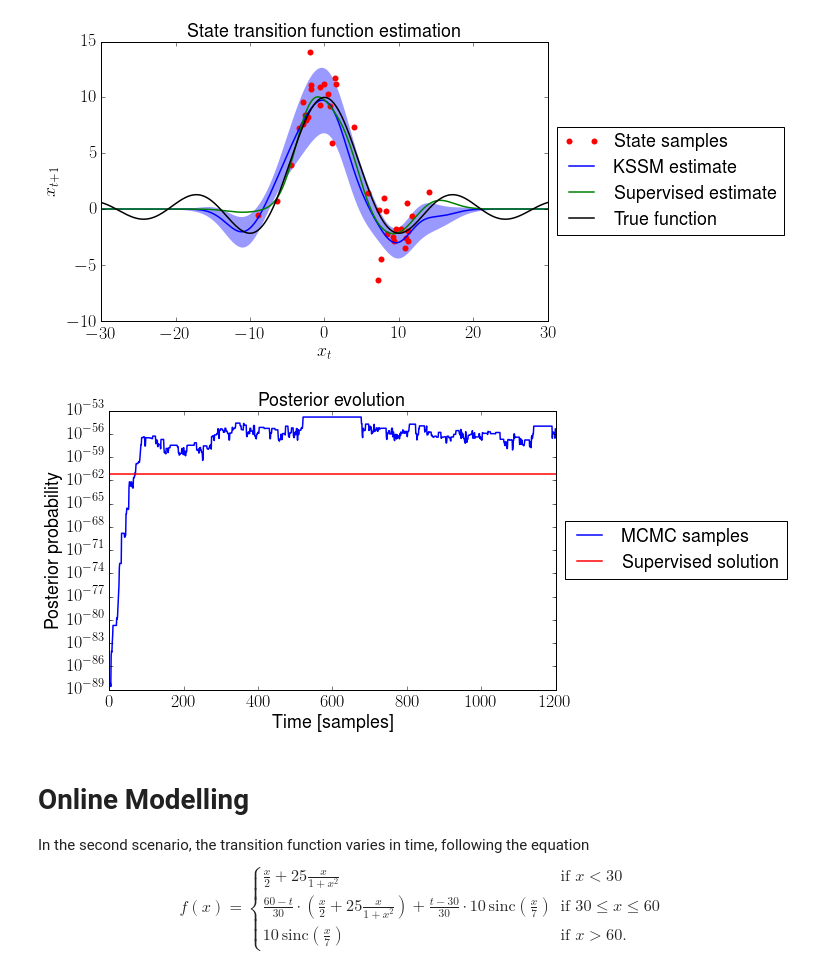
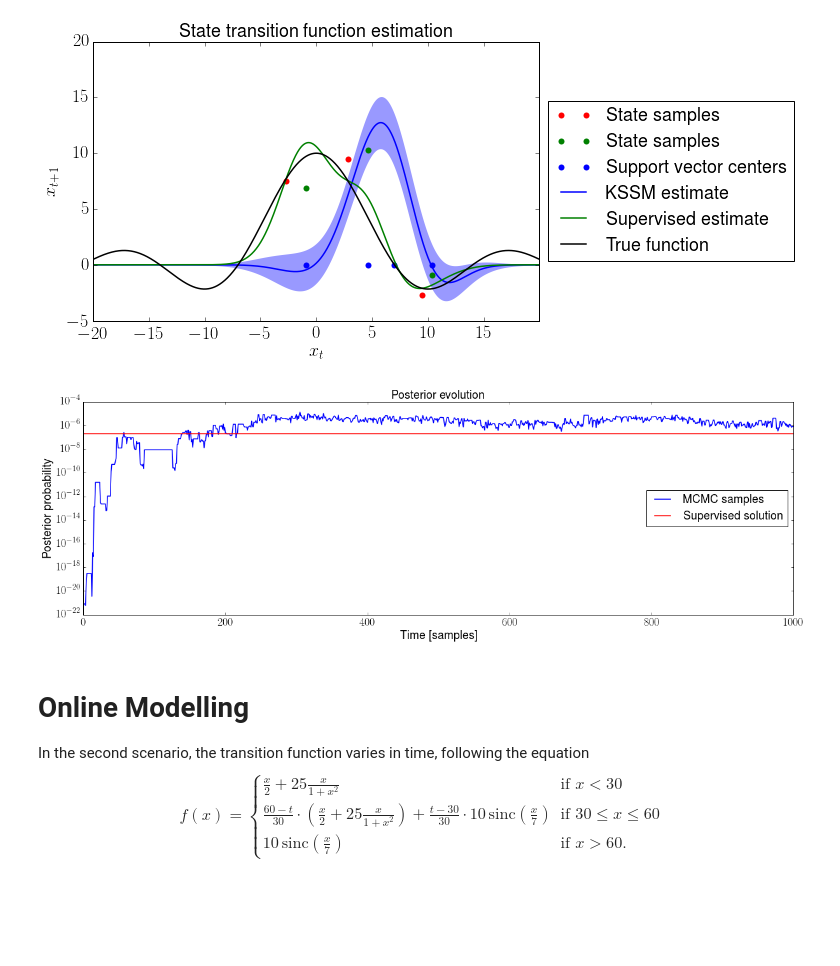
Before and after one commit to afalchetti/pykssm, a Jupyter notebook: demo/Kernel State-Space Modelling.ipynb, the cells around one changed output. Drawn from its saved outputs; the diff is of its cells as text; code cells hidden in the pictures; blank space fills up the shorter version.

```diff
--- a/demo/Kernel State-Space Modelling.ipynb
+++ b/demo/Kernel State-Space Modelling.ipynb
@@ -67,9 +70,9 @@ f  = lambda x: 10 * np.sinc(x / 7)
 h  = lambda x: x
 
 sigmax0 = np.sqrt(10)
-sigmax  = 2
-sigmay  = 2
-size    = 40
+sigmax  = 1#2
+sigmay  = 1#2
+size    = 4
 
 x0 = 0 + np.random.randn() * sigmax0
 
@@ -97,17 +100,17 @@ mtp.show()
                    hsensor      = lambda x: x,
                    invhsensor   = lambda y: y,
                    kernel       = pykssm.GaussianKernel(np.sqrt(10)),
-                   nsamples     = 1200,
+                   nsamples     = 1000,
                    sigmax       = sigmax,
                    sigmay       = sigmay,
-                   smcprior     = lambda: np.array([0 + np.random.randn() * sigmax0]),
-                   verbose      = True))
+                   smcprior     = lambda: np.array([0 + np.random.randn() * sigmax0]), #prior x0
+                   verbose      = False))
 
 # kernel (output) describes the used kernel reproducing hilbert space, with all parameters set (in this case sigma is
 # set to sqrt(10) but if the argument is ommited from the input kernel argument, it would be deduced from the data);
 #
-# svectors are the support vectors for the representation of the transition function, i.e. the components
-# that will be mixed together to form a function;
+# svectors are the support vectors for the representation of the transition function, i.e. the centres of the kernels
+# that will be mixed together to form the estimate;
 #
 # samples is a list of samples from the distribution p(f_t | y_{1:T}), where f_t is represented by a list {a_i}
 # of mixing parameters that weight each support vector.
@@ -142,3 +130,5 @@ Wall time: 6min 55s
+# %%
+supervisedf = pykssm.kls(x[:-1][np.newaxis].T, f(x[:-1][np.newaxis].T), svectors, kernel, 0.001)
 # %%
 # State transition function estimation
 limit = 5.0 * np.ceil(1/5.0 * 2.0 * max(abs(min(x)), abs(max(x))))
@@ -165,8 +155,9 @@ mtp.figure(figsize = (8, 5))
 
 # Observed transitions
 mtp.plot(x[:-1], x[1:], "or", clip_on=False, label="State samples", markeredgewidth=0.0)
-#mtp.plot(np.array(svectors).T[0], np.zeros(len(svectors)),
-#         "ob", clip_on=False, label="Support vector centers", markeredgewidth=0.0)
+mtp.plot(y[:-1], y[1:], "og", clip_on=False, label="State samples", markeredgewidth=0.0)
+mtp.plot(np.array(svectors).T[0], np.zeros(len(svectors)),
+         "ob", clip_on=False, label="Support vector centers", markeredgewidth=0.0)
 
 mtp.fill_between(grid, estmean - eststd, estmean + eststd, color="b", alpha=0.4, linewidth=0.0)
 mtp.plot(grid, estmean, "-b", label = "KSSM estimate")
@@ -181,31 +172,31 @@ mtp.xlim(np.min(grid), np.max(grid))
 
 mtp.show()
 # %% [output]
-[figure, old version]
+[figure, new version]
 # %%
 # Posterior evolution
 
 # Supervised alternative
 sfilter = pykssm.SMC(observations = y[np.newaxis].T,
                      prior        = lambda: 0.1,# + np.random.randn() * 10,
                      ftransition  = lambda x: kernel.mixture_eval(supervisedf, svectors, x) + np.random.randn() * sigmax,
                      hsensor      = lambda x, y: 0.5/sigmay * np.exp(-0.5 * np.dot(x - y, x - y) / sigmay**2),
                      nsamples     = 200)
 supervisedlike = sfilter.get_likelihood() * np.ones(len(samples))
 
-mtp.figure(figsize = (8, 5))
+mtp.figure(figsize = (20, 6))
 
 mtp.semilogy(like,           "-b", label="MCMC samples")
 mtp.semilogy(supervisedlike, "-r", label="Supervised solution")
 
-mtp.legend(loc='center left', bbox_to_anchor=(1, 0.5))
+mtp.legend(loc='center right')
 mtp.title("Posterior evolution")
 mtp.xlabel("Time [samples]")
 mtp.ylabel("Posterior probability")
 
 mtp.show()
 # %% [output]
-[figure, old version]
+[figure, new version]
 # %% [markdown]
 # Online Modelling
 
```
Also changed, not shown: parts of 5 cells of this notebook, 2 other files.
